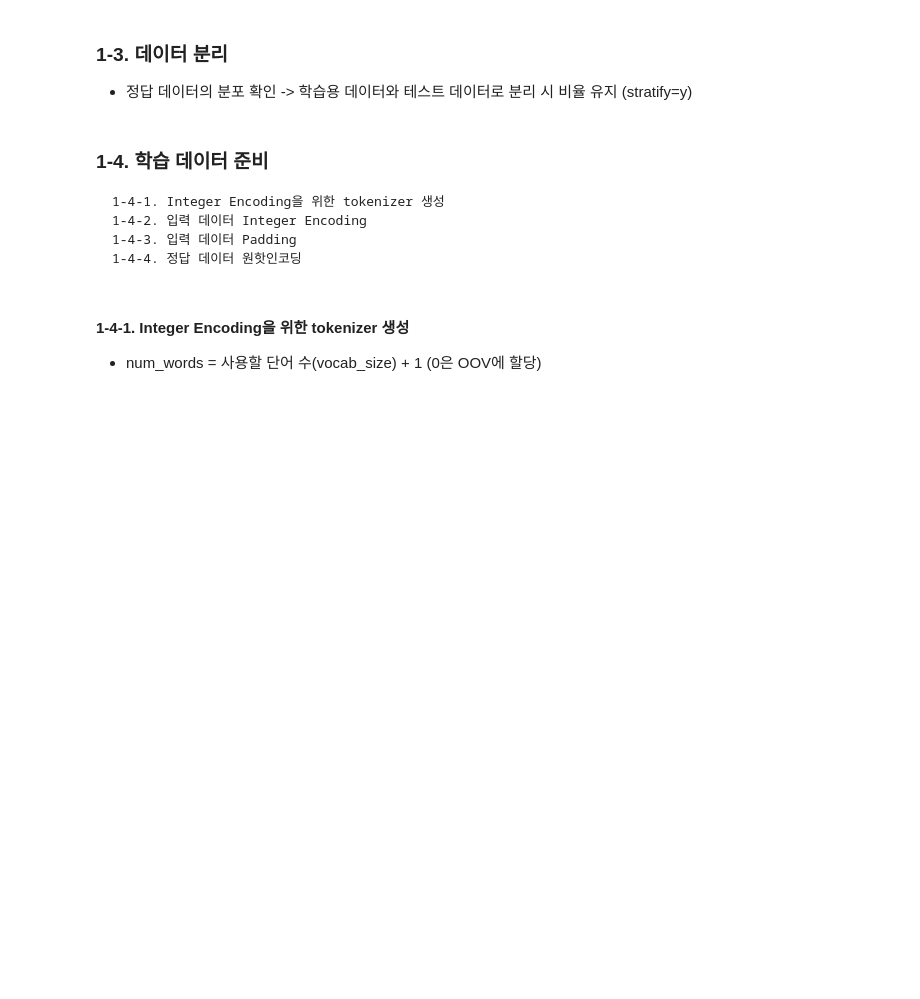
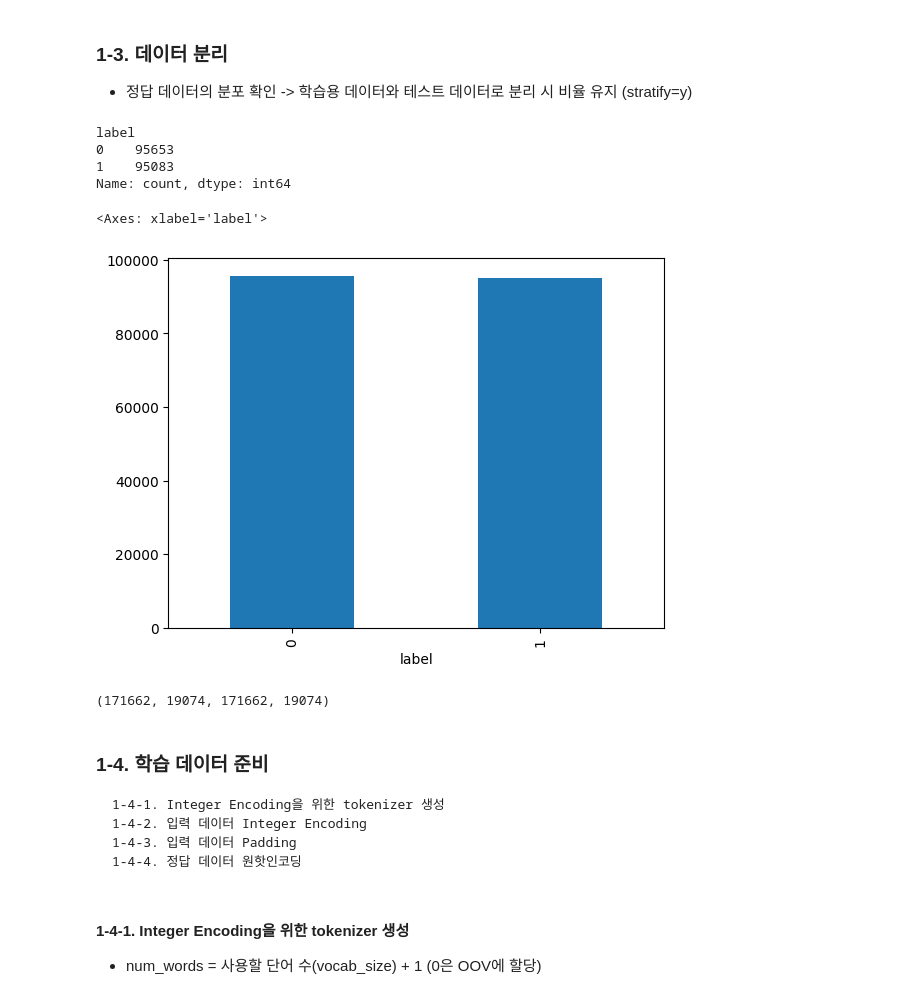
Before and after one commit to kms3356/TextMining26, a Jupyter notebook: 텍스트데이터분석_13_순환신경망기반감성분석_네이버영화리뷰_실습.ipynb, the cells around one changed output. Drawn from its saved outputs; the diff is of its cells as text; code cells hidden in the pictures; blank space fills up the shorter version.

```diff
--- a/텍스트데이터분석_13_순환신경망기반감성분석_네이버영화리뷰_실습.ipynb
+++ b/텍스트데이터분석_13_순환신경망기반감성분석_네이버영화리뷰_실습.ipynb
@@ -30,2 +51,4 @@
 # %%
 # 결측치 제거
+df.dropna(subset='document', inplace=True)
+df.info(), df.isnull()
@@ -45,2 +129,4 @@ import re
 # %%
 # 결측치 제거
+df.dropna(subset='clean_doc', inplace=True)
+df.clean_doc.isnull().sum()
@@ -51,2 +154,3 @@ import re
 # %%
 # 중복치 제거
+df.drop_duplicates(subset='clean_doc', keep='first', inplace=True)
@@ -54,3 +172,35 @@ import re
 #### 1-2-4. 토큰화
 # %%
 # 형태소 분석기 적용 (Okt, Komoran 등)
+from konlpy.tag import Okt
+
+from tqdm import tqdm
+tqdm.pandas()  # 진행상황 표시해주는 친구
+okt = Okt()
+
+# 1. 한국어 텍스트 분석에 흔히 쓰이는 불용어 리스트 정의
+# 프로젝트 성격에 맞춰 필요한 단어를 자유롭게 추가/제거 하세요!
+stopwords = set([
+    '의', '가', '이', '은', '들', '는', '좀', '잘', '걍', '과', '도', '를', '으로',
+    '자', '에', '와', '한', '하다', '네', '음', '앗', '어', '것', '수', '그', '때', '다'
+])
+
+# 2. 토큰화(어간 추출)와 불용어 제거를 한 번에 처리하는 함수 정의
+def tokenize_and_remove_stopwords(text):
+    # 혹시 모를 결측치(NaN/None) 에러 방지용 안전장치
+    if not isinstance(text, str):
+        return []
+
+    # 1단계: 형태소 분석 및 어간 추출 (예: '재밌네요' -> '재밌다')
+    tokens = okt.morphs(text, stem=True)
+
+    # 2단계: 뽑아낸 토큰 중 불용어 리스트에 없는 단어만 남기기
+    clean_tokens = [word for word in tokens if word not in stopwords]
+
+    return clean_tokens
+
+# 3. 데이터프레임에 함수 적용
+df['tokens'] = df.clean_doc.progress_apply(tokenize_and_remove_stopwords)
+
+# 결과 확인
+print(df['tokens'].head())
@@ -59,7 +225,18 @@ import re
 * 정답 데이터의 분포 확인 -> 학습용 데이터와 테스트 데이터로 분리 시 비율 유지 (stratify=y)
 # %%
 # label 컬럼의 값별 데이터 수 확인
+df.label.value_counts()
+# %% [output]
+label
+0    95653
+1    95083
+Name: count, dtype: int64
 # %%
-# 막대그래프로 그려보기
+# 막대그래프로 그려보기 둘다 같은결과나옴
+df.label.value_counts().plot(kind='bar')
+df.groupby('label').size().plot(kind='bar')
+# %% [output]
+<Axes: xlabel='label'>
+[figure, added]
 # %%
 # 입력 데이터와 정답데이터 추출  (list)
@@ -66,5 +245,12 @@ import re
 # %%
 # 학습 데이터와 테스트 데이터 분리
+from sklearn.model_selection import train_test_split
+
+train_X, test_X, train_Y, test_Y = train_test_split(token_list, label_list, test_size=0.1, stratify=label_list) # 10%를 테스트데이터로 함, 데이터 쪼갤때 긍정/부정 비율을 원본과 똑같이 유지
+# 토큰화된 리스트를 넣으면 더효율적임. 근데 벡터화할떄 tokenizer=lambda x: x 로 아무것도 안한다고 덮어 씌워야함
+len(train_X), len(test_X), len(train_Y), len(test_Y)
+# %% [output]
+(171662, 19074, 171662, 19074)
 # %% [markdown]
 ### 1-4. 학습 데이터 준비
     1-4-1. Integer Encoding을 위한 tokenizer 생성
```
Also changed, not shown: parts of 43 cells of this notebook, 4 other files.
